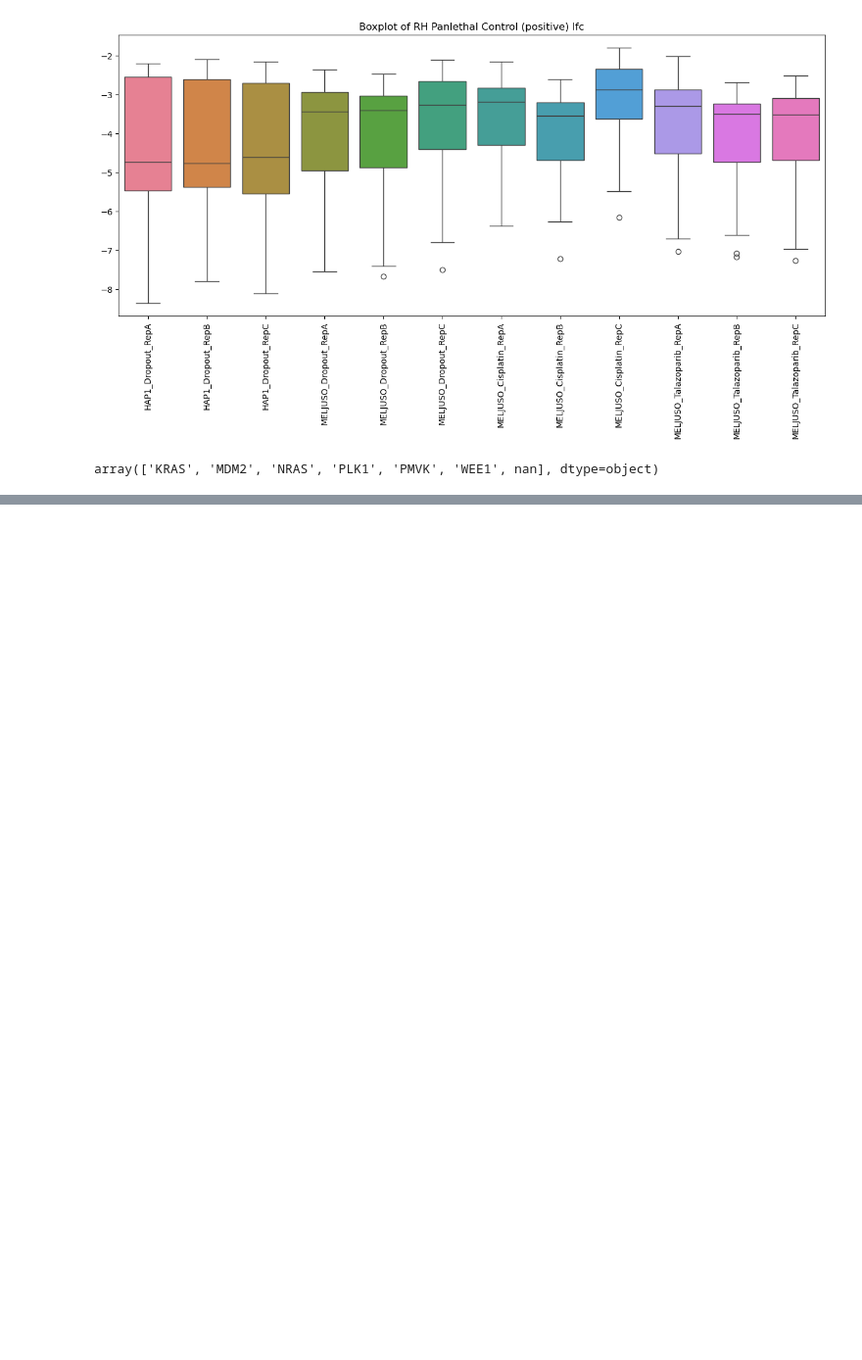
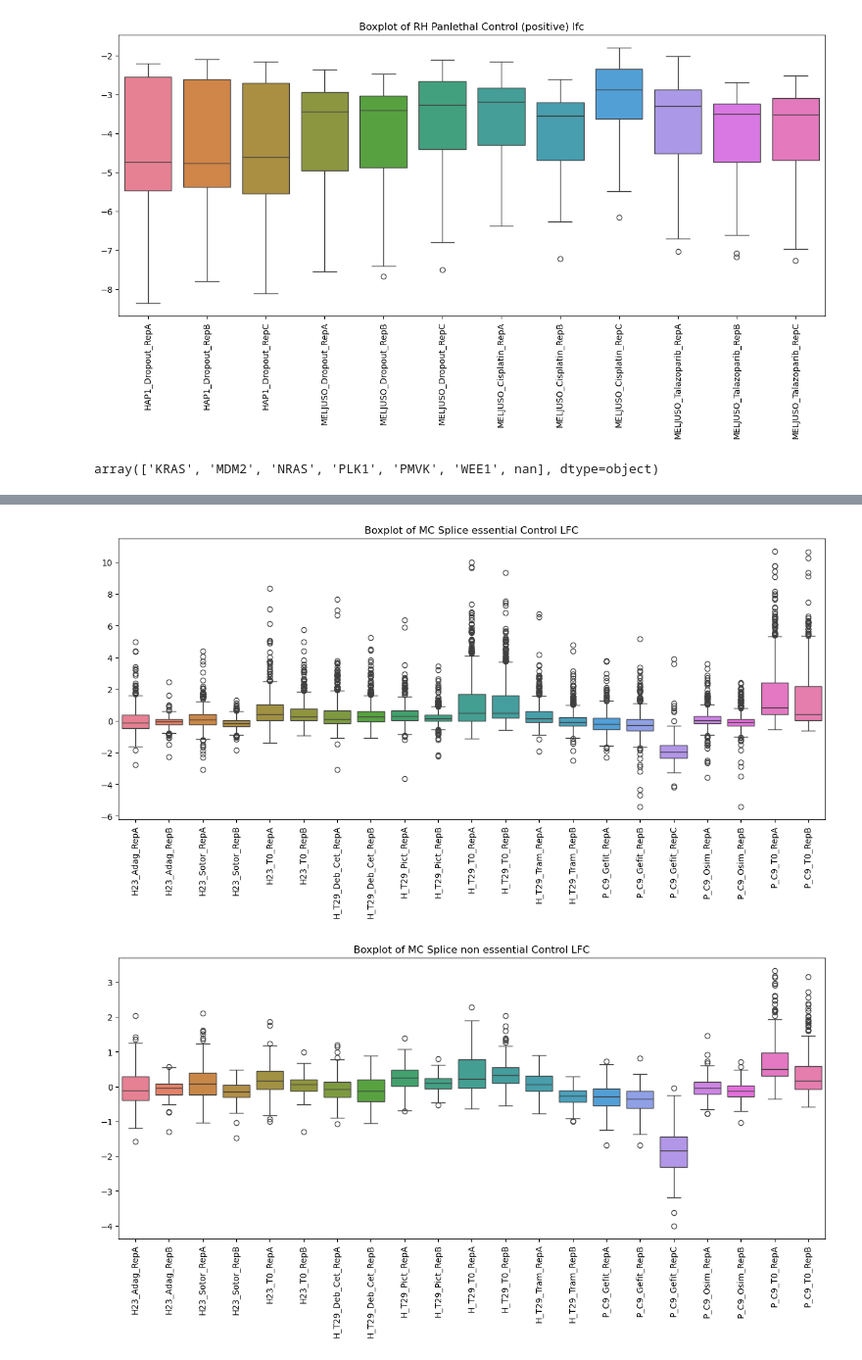
Before and after one commit to QuantitativeBiology/BECancerResistome, a Jupyter notebook: BECancerResistome/Quality Control/Quality Control.ipynb, the cells around one changed output, grey strips where cells are left out. Shown at 98% size. Saved outputs shown, nothing was run; the diff lists cells and outputs as text; code cells hidden in the pictures; blank space fills up the shorter version.

```diff
--- a/BECancerResistome/Quality Control/Quality Control.ipynb
+++ b/BECancerResistome/Quality Control/Quality Control.ipynb
@@ -115,0 +221,25 @@ array(['KRAS', 'MDM2', 'NRAS', 'PLK1', 'PMVK', 'WEE1', nan], dtype=object)
+# %%
+MC_lfc=pd.read_csv('/Users/joanacorreia/Desktop/Tese/Processed Tables/MC/MC_LFC.csv')
+MC_lfc=MC_lfc.merge(MC_QC, on=["Guide","Gene"],how='left')
+
+
+MC_lfc_splice_essential=MC_lfc[MC_lfc['sgRNA_type']== 'splice_essential']
+numeric_MC_lfc_splice_essential = MC_lfc_splice_essential.select_dtypes(include=['number'])
+
+plt.figure(figsize=(15, 6))
+sns.boxplot(data=numeric_MC_lfc_splice_essential)
+plt.xticks(rotation=90)
+plt.title("Boxplot of MC Splice essential Control LFC")
+plt.show()
+
+MC_lfc_splice_non_essential=MC_lfc[MC_lfc['sgRNA_type']== 'splice_nonessential']
+numeric_MC_lfc_splice_non_essential = MC_lfc_splice_non_essential.select_dtypes(include=['number'])
+
+plt.figure(figsize=(15, 6))
+sns.boxplot(data=numeric_MC_lfc_splice_non_essential)
+plt.xticks(rotation=90)
+plt.title("Boxplot of MC Splice non essential Control LFC")
+plt.show()
+# %% [output]
+[figure, added]
+[figure, added]
```
Also changed, not shown: parts of 22 cells of this notebook.
